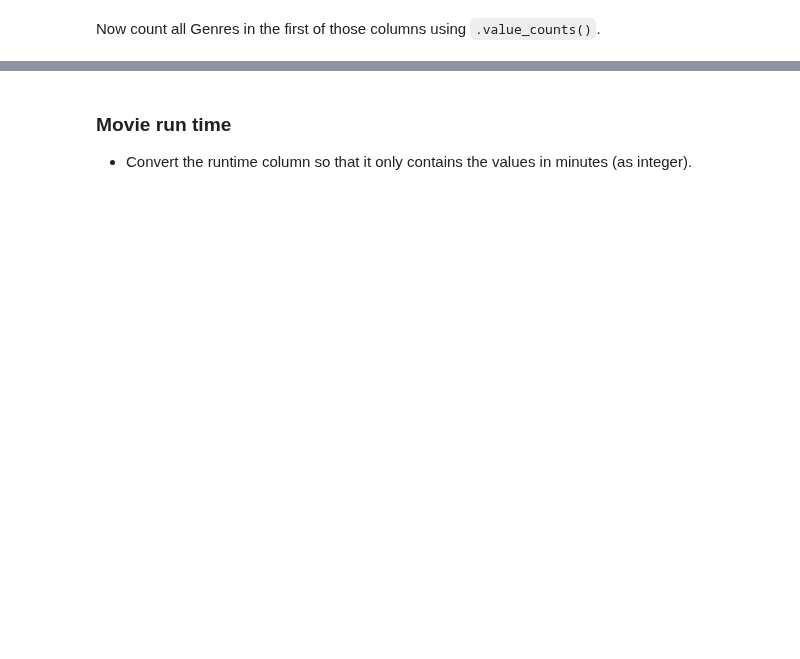
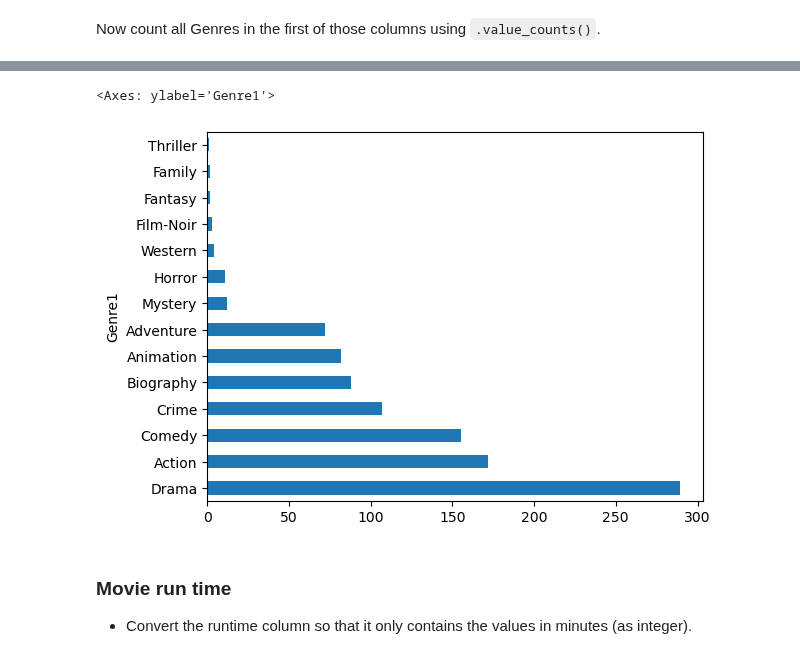
Before and after one commit to Knerten0815/data_science_course, a Jupyter notebook: notebooks/Moodle notebooks/data_science_live_coding_mmi_02_template.ipynb, the cells around one changed output, grey strips where cells are left out. Drawn from its saved outputs; the diff is of its cells as text; code cells hidden in the pictures; blank space fills up the shorter version.

```diff
--- a/notebooks/Moodle notebooks/data_science_live_coding_mmi_02_template.ipynb
+++ b/notebooks/Moodle notebooks/data_science_live_coding_mmi_02_template.ipynb
@@ -22,7 +22,8 @@ os.getcwd()
 # %%
 import pandas as pd
 
-path_data = "c:\\Users\\kevin\\Documents\\MMI\\Data Science\\data_science_course\\datasets"
+path_data = "../../datasets"
+#path_data = "c:\\Users\\kevin\\Documents\\MMI\\Data Science\\data_science_course\\datasets"
 filename = os.path.join(path_data, "imdb_top_1000.csv")
 data = pd.read_csv(filename, encoding="latin-1")
 # %% [markdown]
@@ -75,3 +217,8 @@ Now count all Genres in the first of those columns using `.value_counts()`.
+# %%
+new_columns.Genre1.value_counts().plot(kind="barh")
+# %% [output]
+<Axes: ylabel='Genre1'>
+[figure, added]
 # %% [markdown]
 ### Movie run time
 
```
Also changed, not shown: parts of 21 cells of this notebook.
